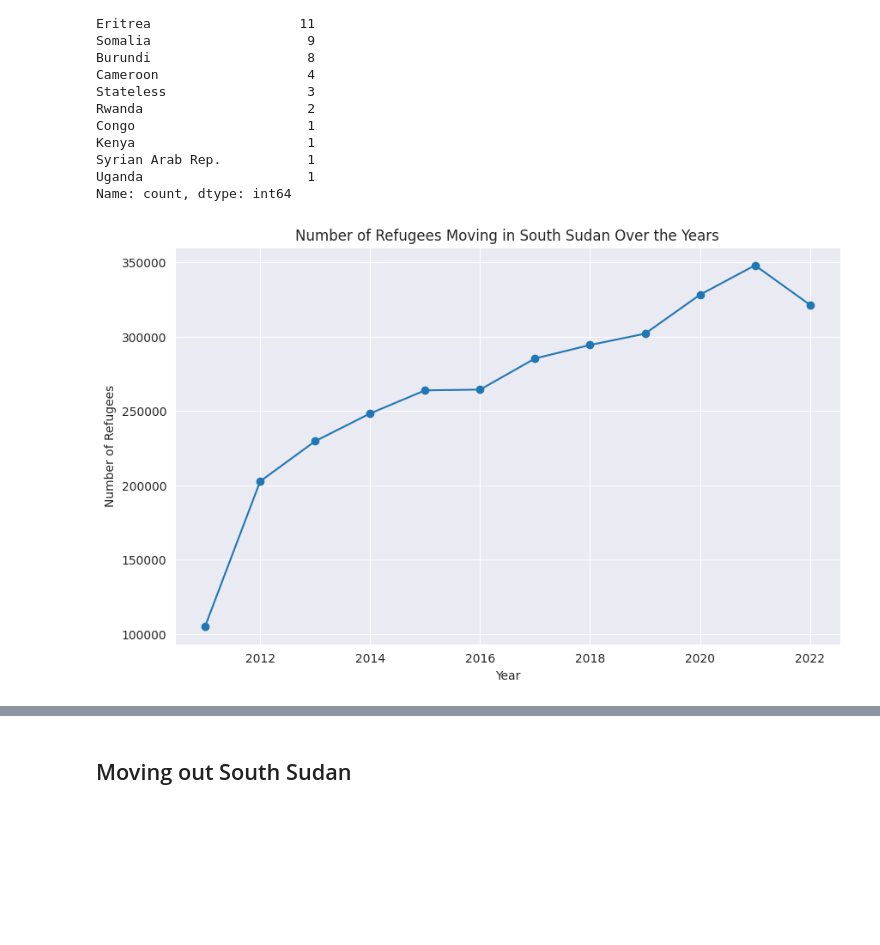
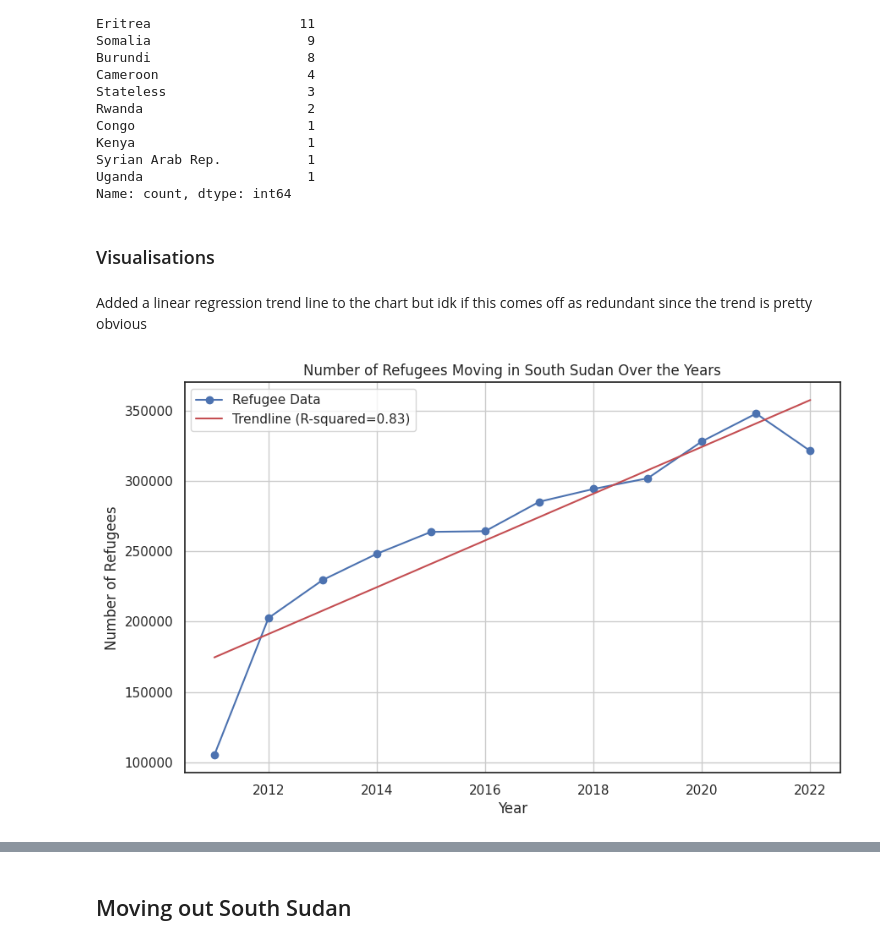
Before and after one commit to jdobladez/JBG060-group9, a Jupyter notebook: Assylum Seekers.ipynb, the cells around one changed output, grey strips where cells are left out. Cells and saved outputs as stored; diff of their text form; code cells hidden in the pictures; blank space fills up the shorter version.

```diff
--- a/Assylum Seekers.ipynb
+++ b/Assylum Seekers.ipynb
@@ -54,24 +50,38 @@ Kenya                      1
 Syrian Arab Rep.           1
 Uganda                     1
 Name: count, dtype: int64
+# %% [markdown]
+### Visualisations
+# %% [markdown]
+Added a linear regression trend line to the chart but idk if this comes off as redundant since the trend is pretty obvious
 # %%
-import matplotlib.pyplot as plt
-
 # Group and sum the data by year
 df_grouped = moving_in.groupby('Year')[['Refugees under UNHCR\'s mandate', 'Asylum-seekers', 'Stateless persons', 'Others of concern', 'Total']].sum().reset_index()
 
-# Create a line chart
-plt.figure(figsize=(10, 6))  # Adjust the figure size as needed
-plt.plot(df_grouped['Year'], df_grouped['Total'], marker='o', linestyle='-')
+# Creating a line chart
+plt.figure(figsize=(10, 6))
+plt.plot(df_grouped['Year'], df_grouped['Total'], marker='o', linestyle='-', label='Refugee Data')
 plt.title('Number of Refugees Moving in South Sudan Over the Years')
 plt.xlabel('Year')
 plt.ylabel('Number of Refugees')
 plt.grid(True)
 
+# Fitting a linear regression model
+slope, intercept, r_value, p_value, std_err = linregress(df_grouped['Year'], df_grouped['Total'])
+
+# Create a trendline using the regression model
+trendline = intercept + slope * df_grouped['Year']
+
+# Add the trendline to the chart as a red line
+plt.plot(df_grouped['Year'], trendline, 'r', label=f'Trendline (R-squared={r_value**2:.2f})')
+
+# Add a legend to the chart
+plt.legend()
+
 # Show the plot
 plt.show()
 # %% [output]
-[figure, old version]
+[figure, new version]
 # %%
 # Group and rank countries by year
 moving_in['Rank'] = moving_in.groupby('Year')['Total'].rank(ascending=False)
```
Also changed, not shown: parts of 30 cells of this notebook.
